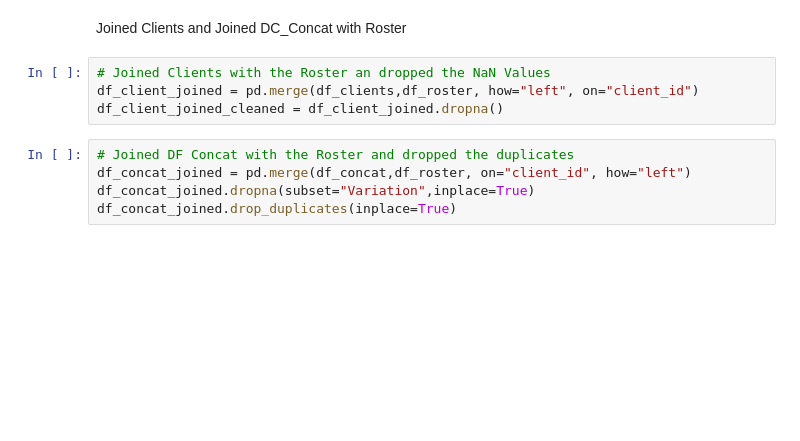
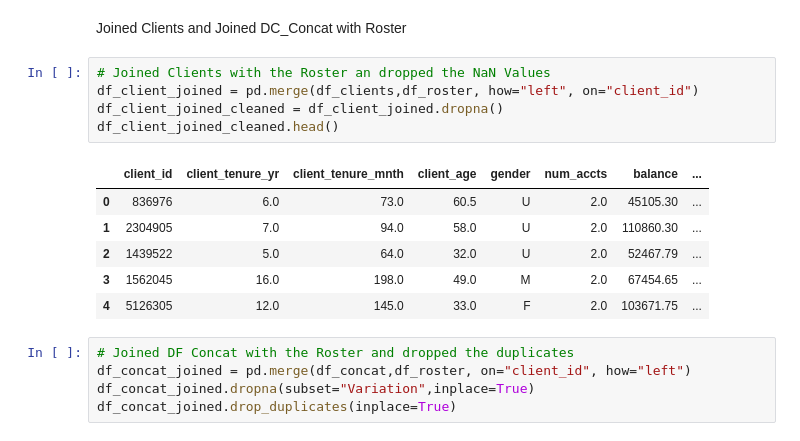
Before and after one commit to BigKawa/LinhSandraNeu, a Jupyter notebook: Datasets.ipynb, the cells around one changed output. Drawn from its saved outputs; the diff is of its cells as text; blank space fills up the shorter version.

```diff
--- a/Datasets.ipynb
+++ b/Datasets.ipynb
@@ -72,7 +74,15 @@ Joined Clients and Joined DC_Concat with Roster
 # %%
 # Joined Clients with the Roster an dropped the NaN Values
 df_client_joined = pd.merge(df_clients,df_roster, how="left", on="client_id")
 df_client_joined_cleaned = df_client_joined.dropna()
+df_client_joined_cleaned.head()
+# %% [output]
+|  | client_id | client_tenure_yr | client_tenure_mnth | client_age | gender | num_accts | balance | ... |
+| 0 | 836976 | 6.0 | 73.0 | 60.5 | U | 2.0 | 45105.30 | ... |
+| 1 | 2304905 | 7.0 | 94.0 | 58.0 | U | 2.0 | 110860.30 | ... |
+| 2 | 1439522 | 5.0 | 64.0 | 32.0 | U | 2.0 | 52467.79 | ... |
+| 3 | 1562045 | 16.0 | 198.0 | 49.0 | M | 2.0 | 67454.65 | ... |
+| 4 | 5126305 | 12.0 | 145.0 | 33.0 | F | 2.0 | 103671.75 | ... |
 # %%
 # Joined DF Concat with the Roster and dropped the duplicates
 df_concat_joined = pd.merge(df_concat,df_roster, on="client_id", how="left")
```
Also changed, not shown: parts of 10 cells of this notebook.
